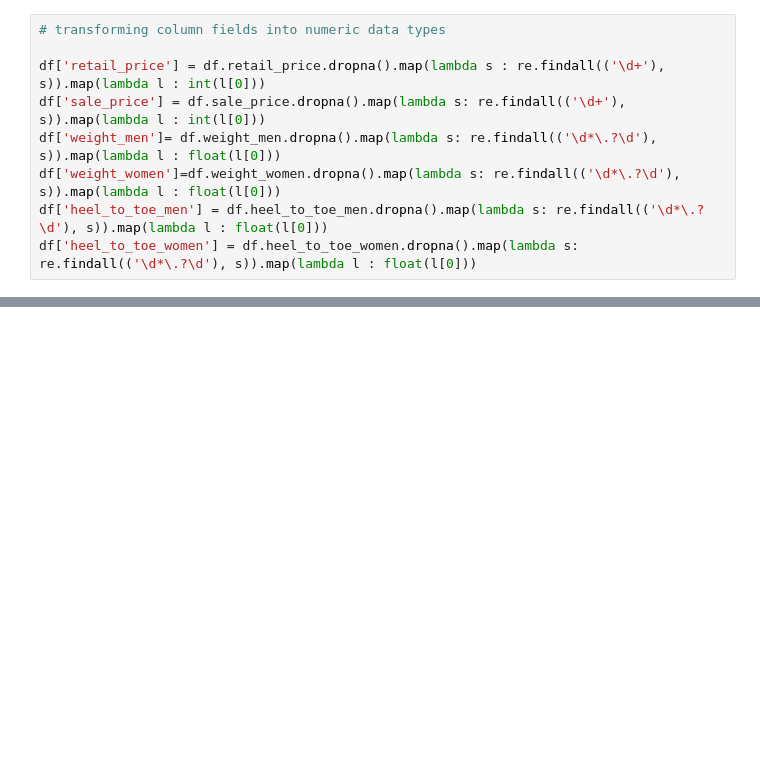
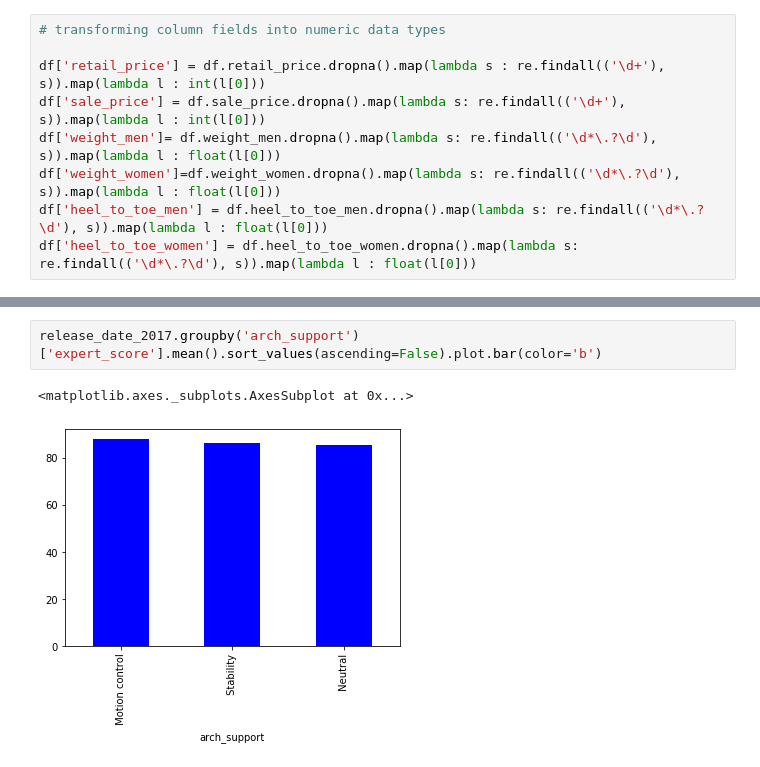
Before and after one commit to jschiavone45/Run_Repeat_Scraper, a Jupyter notebook: Run_Repeat_Analysis.ipynb, the cells around one changed output, grey strips where cells are left out. Cells and saved outputs as stored; diff of their text form; blank space fills up the shorter version.

```diff
--- a/Run_Repeat_Analysis.ipynb
+++ b/Run_Repeat_Analysis.ipynb
@@ -45,0 +83,5 @@ df['heel_to_toe_women'] = df.heel_to_toe_women.dropna().map(lambda s: re.findall
+# %%
+release_date_2017.groupby('arch_support')['expert_score'].mean().sort_values(ascending=False).plot.bar(color='b')
+# %% [output]
+<matplotlib.axes._subplots.AxesSubplot at 0x...>
+[figure, added]
```
Also changed, not shown: parts of 34 cells of this notebook, 2 other files.
